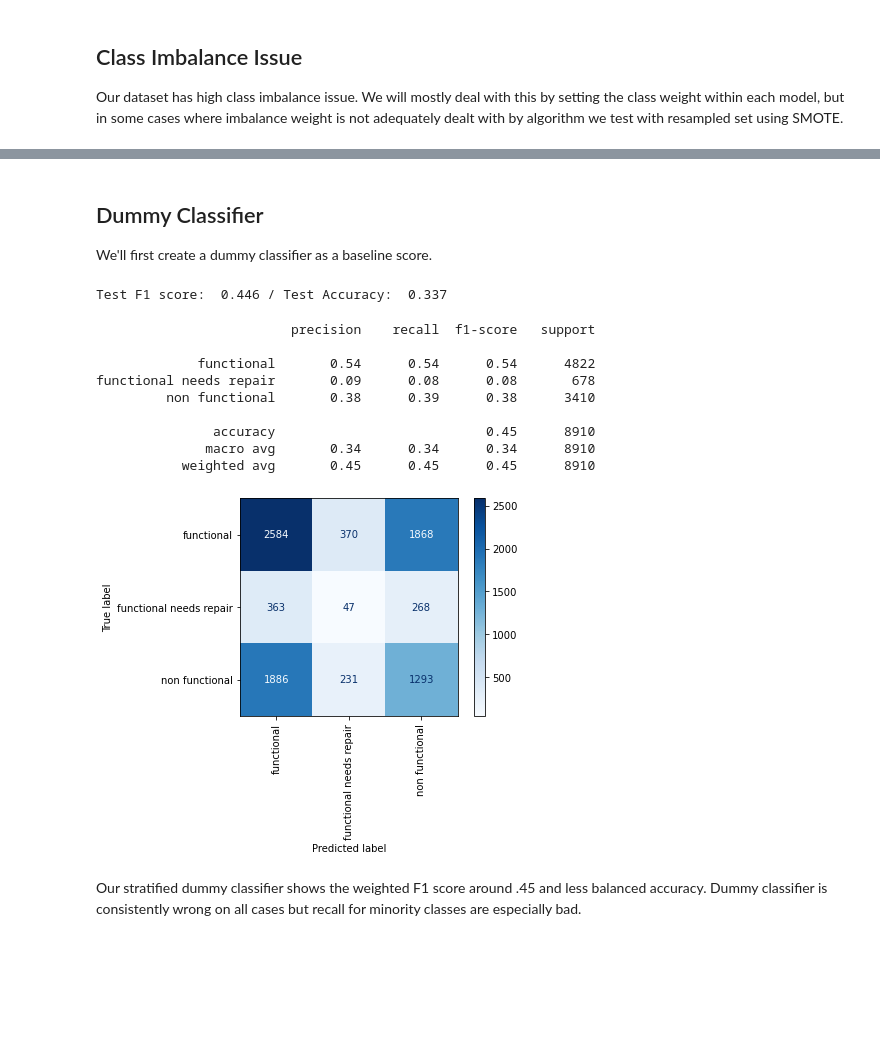
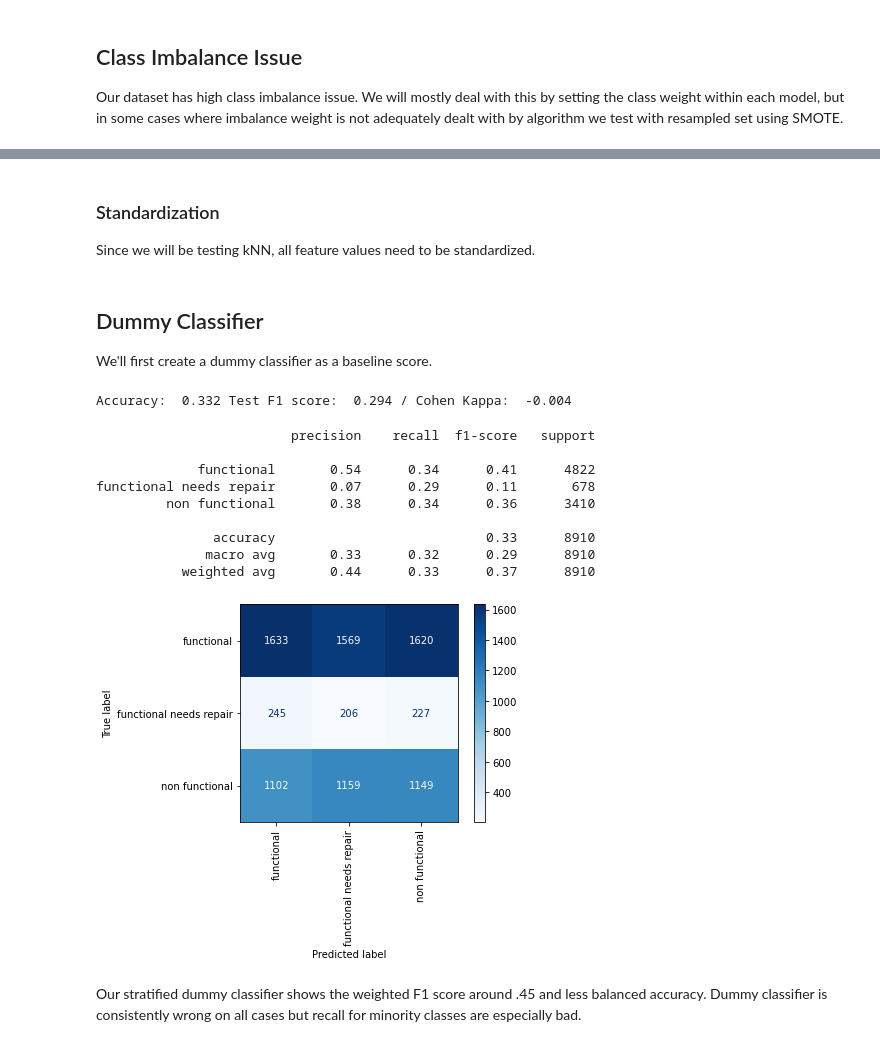
Before and after one commit to stereopickle/Tanzanian_water_pump_classificationn, a Jupyter notebook: 031.Model_Evaluation_Clean_v2.ipynb, the cells around one changed output, grey strips where cells are left out. Drawn from its saved outputs; the diff is of its cells as text; code cells hidden in the pictures; blank space fills up the shorter version.

Commit message:
new modeling process including feature selection

```diff
--- a/031.Model_Evaluation_Clean_v2.ipynb
+++ b/031.Model_Evaluation_Clean_v2.ipynb
@@ -63,3 +83,17 @@ from sklearn.metrics import f1_score, balanced_accuracy_score, plot_confusion_ma
+# %%
+X_test_new = model.transform(X_test)
+# %%
+X_train = X_train_new
+X_test = X_test_new
+# %% [markdown]
+### Standardization
+Since we will be testing kNN, all feature values need to be standardized.
+# %%
+from sklearn.preprocessing import StandardScaler
+
+scale = StandardScaler()
+X_train = scale.fit_transform(X_train)
+X_test= scale.transform(X_test)
 # %% [markdown]
 ## Dummy Classifier
 We'll first create a dummy classifier as a baseline score.
@@ -66,28 +102,30 @@ We'll first create a dummy classifier as a baseline score.
 # %%
 from sklearn.dummy import DummyClassifier
 dummyc = DummyClassifier(strategy = 'stratified') # using the default stratified strategy
-dummyc.fit(X_train_ohe, y_train)
-y_pred = dummyc.predict(X_test_ohe)
+dummyc.fit(X_train, y_train)
+y_pred = dummyc.predict(X_test)
 
-f1_test = round(f1_score(y_test, y_pred, average = 'weighted'), 3)
-acc_test = round(balanced_accuracy_score(y_test, y_pred), 3)
-print('Test F1 score: ', f1_test, '/ Test Accuracy: ', acc_test)
+accuracy = round(accuracy_score(y_test, y_pred), 3)
+f1_test = round(f1_score(y_test, y_pred, average = 'macro'), 3)
+ck_test = round(cohen_kappa_score(y_test, y_pred), 3)
+print('Accuracy: ', accuracy, 'Test F1 score: ', f1_test, '/ Cohen Kappa: ', ck_test)
+scorer['dummy'] = (accuracy, f1_test, ck_test)
 # %% [output]
-Test F1 score:  0.446 / Test Accuracy:  0.337
+Accuracy:  0.332 Test F1 score:  0.294 / Cohen Kappa:  -0.004
 # %%
-plot_confusion_matrix(dummyc, X_test_ohe, y_test, xticks_rotation = 'vertical', cmap = plt.cm.Blues)
+plot_confusion_matrix(dummyc, X_test, y_test, xticks_rotation = 'vertical', cmap = plt.cm.Blues)
 print(classification_report(y_test, y_pred))
 # %% [output]
                          precision    recall  f1-score   support
 
-             functional       0.54      0.54      0.54      4822
-functional needs repair       0.09      0.08      0.08       678
-         non functional       0.38      0.39      0.38      3410
+             functional       0.54      0.34      0.41      4822
+functional needs repair       0.07      0.29      0.11       678
+         non functional       0.38      0.34      0.36      3410
 
-               accuracy                           0.45      8910
-              macro avg       0.34      0.34      0.34      8910
-           weighted avg       0.45      0.45      0.45      8910
+               accuracy                           0.33      8910
+              macro avg       0.33      0.32      0.29      8910
+           weighted avg       0.44      0.33      0.37      8910
-[figure, old version]
+[figure, new version]
 # %% [markdown]
 Our stratified dummy classifier shows the weighted F1 score around .45 and less balanced accuracy. Dummy classifier is consistently wrong on all cases but recall for minority classes are especially bad.
 # %% [markdown]
```
Also changed, not shown: parts of 58 cells of this notebook, 1 other file.
